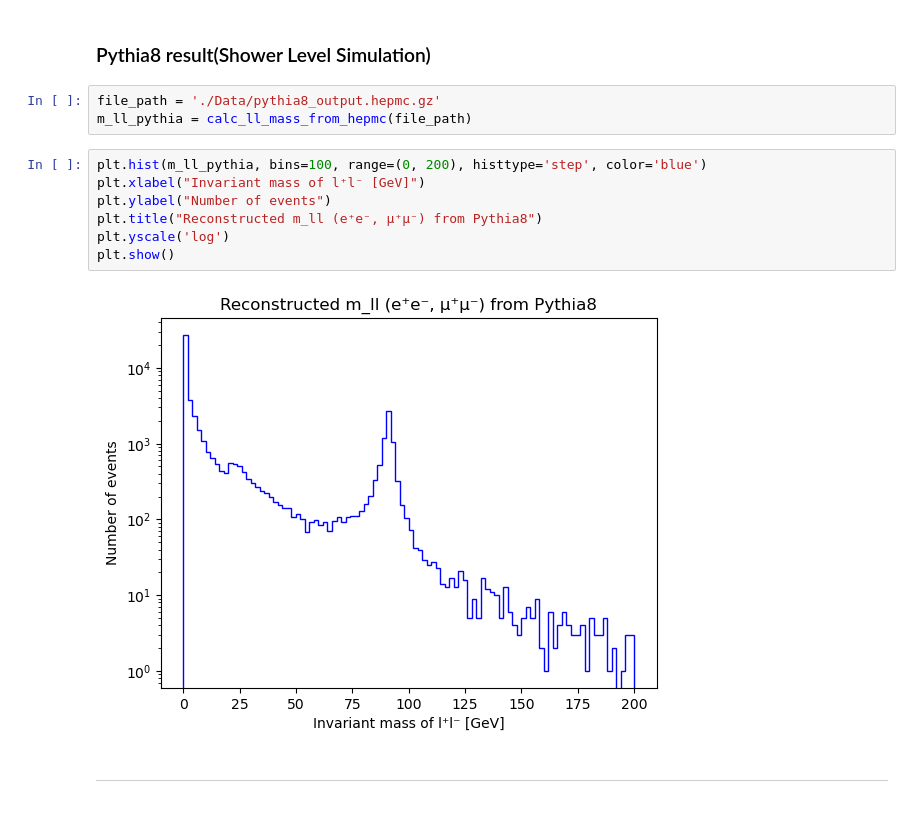
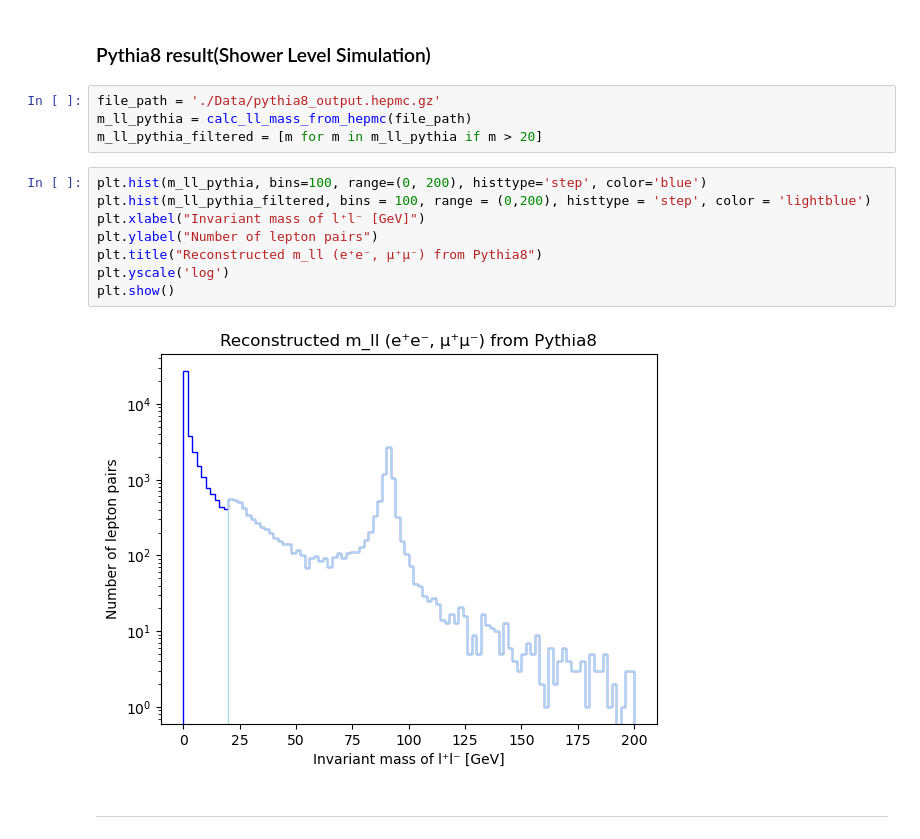
Before and after one commit to HeechanYi/MadGraph, a Jupyter notebook: Drell_Yan_Process/Drell_Yan_Analysis.ipynb, the cells around one changed output. Cells and saved outputs as stored; diff of their text form.

```diff
--- a/Drell_Yan_Process/Drell_Yan_Analysis.ipynb
+++ b/Drell_Yan_Process/Drell_Yan_Analysis.ipynb
@@ -273,15 +273,17 @@ plt.yscale('log')
 # %%
 file_path = './Data/pythia8_output.hepmc.gz'
 m_ll_pythia = calc_ll_mass_from_hepmc(file_path)
+m_ll_pythia_filtered = [m for m in m_ll_pythia if m > 20]
 # %%
 plt.hist(m_ll_pythia, bins=100, range=(0, 200), histtype='step', color='blue')
+plt.hist(m_ll_pythia_filtered, bins = 100, range = (0,200), histtype = 'step', color = 'lightblue')
 plt.xlabel("Invariant mass of l⁺l⁻ [GeV]")
-plt.ylabel("Number of events")
+plt.ylabel("Number of lepton pairs")
 plt.title("Reconstructed m_ll (e⁺e⁻, μ⁺μ⁻) from Pythia8")
 plt.yscale('log')
 plt.show()
 # %% [output]
-[figure, old version]
+[figure, new version]
 # %% [markdown]
 -----
 # %% [markdown]
```
Also changed, not shown: parts of 4 cells of this notebook.
